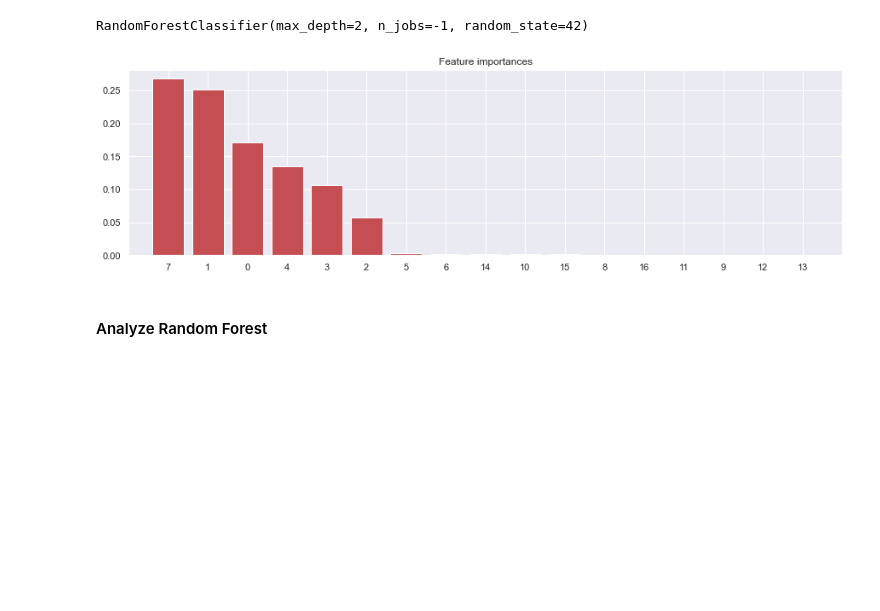
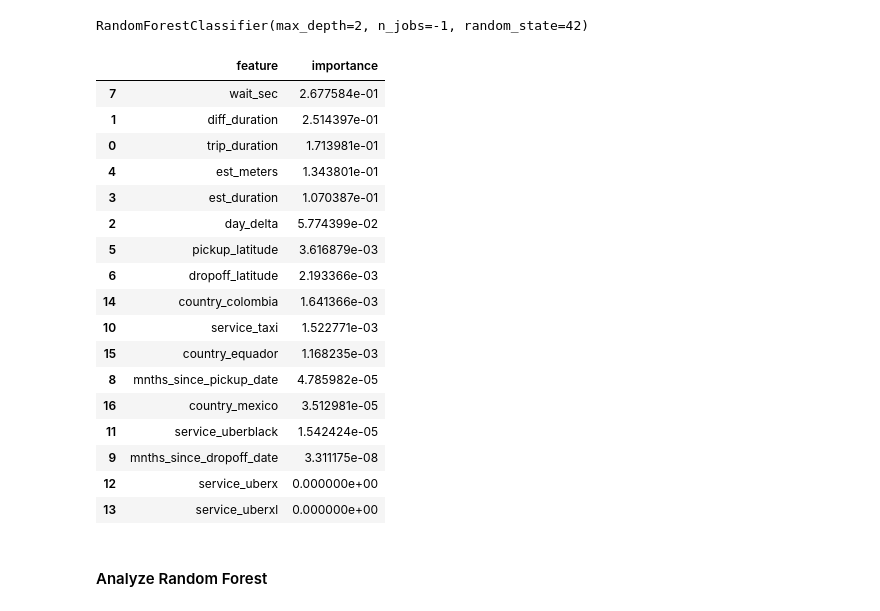
Before and after one commit to enricoroselino/uber-trip-classification, a Jupyter notebook: uber_trip_classification.ipynb, the cells around one changed output. Saved outputs shown, nothing was run; the diff lists cells and outputs as text; code cells hidden in the pictures; blank space fills up the shorter version.

Commit message:
fix feature importances

```diff
--- a/uber_trip_classification.ipynb
+++ b/uber_trip_classification.ipynb
@@ -836,18 +836,34 @@ rfc = RandomForestClassifier(max_depth=2, random_state=42, n_jobs=-1)
 rfc.fit(X_train, y_train)
 # %% [output]
 RandomForestClassifier(max_depth=2, n_jobs=-1, random_state=42)
-# %%
-importances = rfc.feature_importances_
-indices = np.argsort(importances)[::-1]
-plt.figure(figsize=(15,4))
-plt.title("Feature importances")
-plt.bar(range(X_train.shape[1]), importances[indices],
-    color="r", align="center")
-plt.xticks(range(X_train.shape[1]), indices)
-plt.xlim([-1, X_train.shape[1]])
-plt.show()
-# %% [output]
-[figure, removed]
+# %%
+arr_feature_importances = rfc.feature_importances_
+arr_feature_names = X_train.columns.values
+
+df_feature_importance = pd.DataFrame(index=range(len(arr_feature_importances)), columns=['feature', 'importance'])
+df_feature_importance['feature'] = arr_feature_names
+df_feature_importance['importance'] = arr_feature_importances
+df_all_features = df_feature_importance.sort_values(by='importance', ascending=False)
+df_all_features
+# %% [output]
+|  | feature | importance |
+| 7 | wait_sec | 2.677584e-01 |
+| 1 | diff_duration | 2.514397e-01 |
+| 0 | trip_duration | 1.713981e-01 |
+| 4 | est_meters | 1.343801e-01 |
+| 3 | est_duration | 1.070387e-01 |
+| 2 | day_delta | 5.774399e-02 |
+| 5 | pickup_latitude | 3.616879e-03 |
+| 6 | dropoff_latitude | 2.193366e-03 |
+| 14 | country_colombia | 1.641366e-03 |
+| 10 | service_taxi | 1.522771e-03 |
+| 15 | country_equador | 1.168235e-03 |
+| 8 | mnths_since_pickup_date | 4.785982e-05 |
+| 16 | country_mexico | 3.512981e-05 |
+| 11 | service_uberblack | 1.542424e-05 |
+| 9 | mnths_since_dropoff_date | 3.311175e-08 |
+| 12 | service_uberx | 0.000000e+00 |
+| 13 | service_uberxl | 0.000000e+00 |
 # %% [markdown]
 #### Analyze Random Forest
 # %%
```
